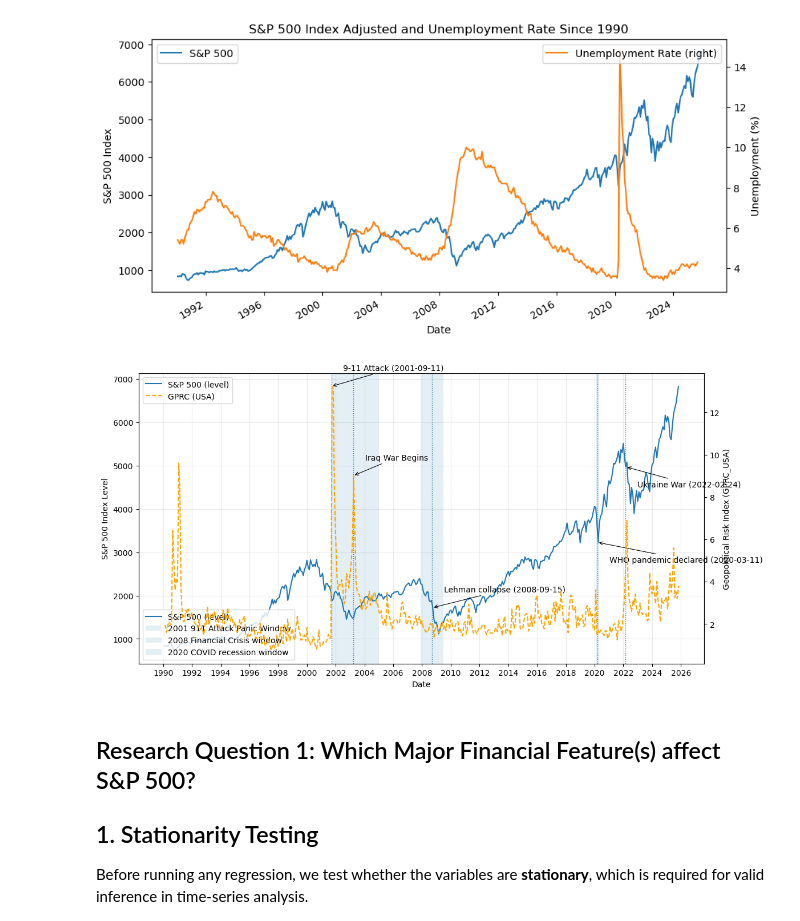
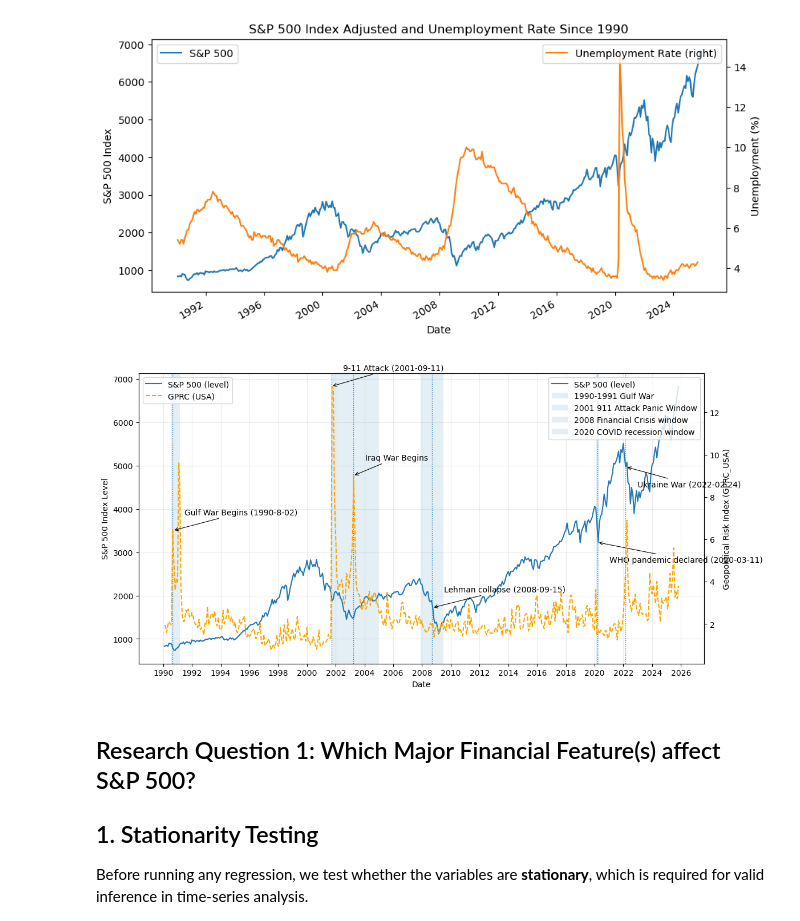
Before and after one commit to AL2024UCSD/sp500trends, a Jupyter notebook: mainwork_withanalysis.ipynb, the cells around one changed output. Cells and saved outputs as stored; diff of their text form; code cells hidden in the pictures.

```diff
--- a/mainwork_withanalysis.ipynb
+++ b/mainwork_withanalysis.ipynb
@@ -448,6 +448,8 @@ gprc_line = ax2.plot(df.index, df['GPRC_USA'], linestyle='--', label='GPRC (USA)
 ax2.set_ylabel('Geopolitical Risk Index (GPRC_USA)')
 
 # --- Event windows (shaded) ---
+# Gulf War: Aug 1990 - Mar 1991
+ax.axvspan(pd.Timestamp('1990-08-02'), pd.Timestamp('1991-2-28'), alpha=0.12, label='1990-1991 Gulf War')
 #911 Panic: Sep 2001 - Jun 2003
 ax.axvspan(pd.Timestamp('2001-09-11'), pd.Timestamp('2005-01-01'), alpha=0.12, label='2001 911 Attack Panic Window')
 # NBER Great Recession window (approx): Dec 2007–Jun 2009
@@ -455,6 +457,12 @@ ax.axvspan(pd.Timestamp('2007-12-01'), pd.Timestamp('2009-06-30'), alpha=0.12, l
 # COVID recession (approx): Feb–Apr 2020
 ax.axvspan(pd.Timestamp('2020-02-01'), pd.Timestamp('2020-04-30'), alpha=0.12, label='2020 COVID recession window')
 
+# Gulf war
+ax.axvline(pd.Timestamp('1990-08-31'),linestyle=':', linewidth=1)
+ax2.annotate('Gulf War Begins (1990-8-02)', xy=(pd.Timestamp('1990-08-31'),
+             df['GPRC_USA'].loc['1990-08-31']),
+            xytext=(15, 20), textcoords='offset points',
+            arrowprops=dict(arrowstyle='->', lw=0.8))
 # 911 Attack
 ax.axvline(pd.Timestamp('2001-09-11'),linestyle=':', linewidth=1)
 ax2.annotate('9-11 Attack (2001-09-11)', xy=(pd.Timestamp('2001-09-11'),
@@ -476,35 +484,35 @@ ax.annotate('Lehman collapse (2008-09-15)', xy=(pd.Timestamp('2008-09-15'),
 
 # WHO declares COVID-19 pandemic
 ax.axvline(pd.Timestamp('2020-03-11'), linestyle=':', linewidth=1)
 # pick a y close to the series around that date to avoid None
 y_2020 = df['SP500 Index Value ($)'].loc['2020-03-31']
 ax.annotate('WHO pandemic declared (2020-03-11)',
             xy=(pd.Timestamp('2020-03-11'), y_2020),
             xytext=(15, -25), textcoords='offset points',
             arrowprops=dict(arrowstyle='->', lw=0.8))
 #Russia Declare War on Ukraine
 ax.axvline(pd.Timestamp('2022-02-24'), linestyle=':', linewidth=1)
 y_2022 = df['SP500 Index Value ($)'].loc['2022-02-28']
 ax.annotate('Ukraine War (2022-02-24)',
             xy=(pd.Timestamp('2022-02-28'), y_2022),
             xytext=(15, -25), textcoords='offset points',
             arrowprops=dict(arrowstyle='->', lw=0.8))
 # Formatting: yearly ticks
 ax.xaxis.set_major_locator(mdates.YearLocator(base=2))  # every 2 years
 ax.xaxis.set_major_formatter(mdates.DateFormatter('%Y'))
 
 # Build one combined legend
 lines = sp_line + gprc_line
 labels = [l.get_label() for l in lines]
 legend1 = ax.legend(lines, labels, loc='upper left')
-legend2 = ax.legend(loc='lower left')  # picks up the span labels
+legend2 = ax.legend(loc='upper right')  # picks up the span labels
 ax.add_artist(legend1)
 
 ax.grid(alpha=0.25)
 fig.tight_layout()
 plt.show()
 # %% [output]
-[figure, old version]
+[figure, new version]
 # %% [markdown]
 ## Research Question 1: Which Major Financial Feature(s) affect S&P 500?
 ## 1. Stationarity Testing
```
Also changed, not shown: parts of 3 cells of this notebook.
